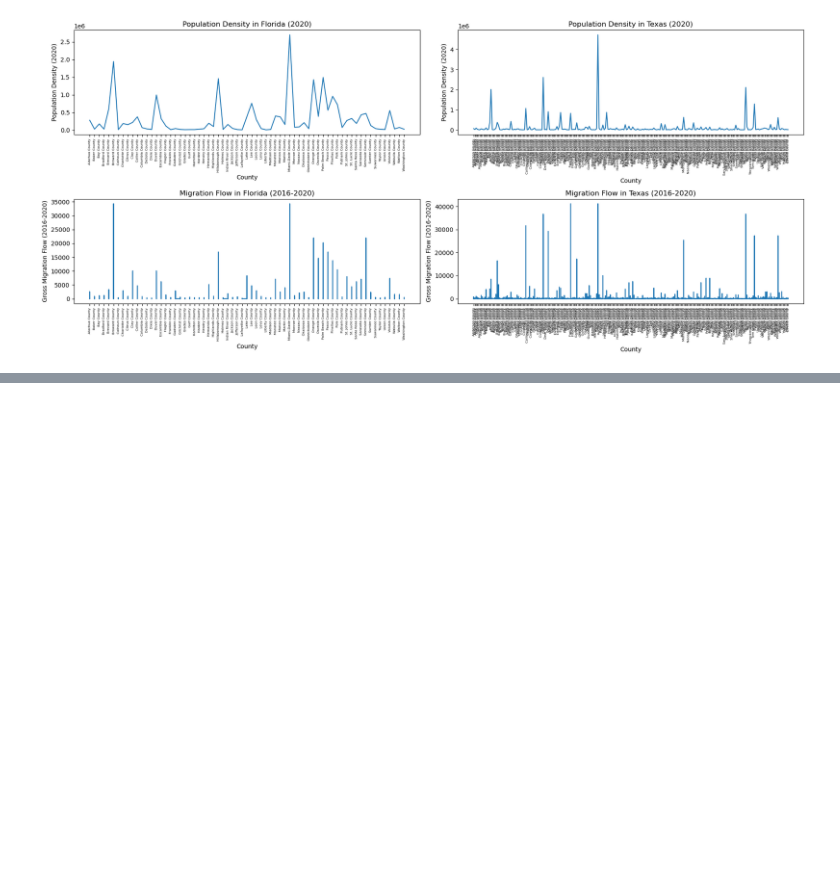
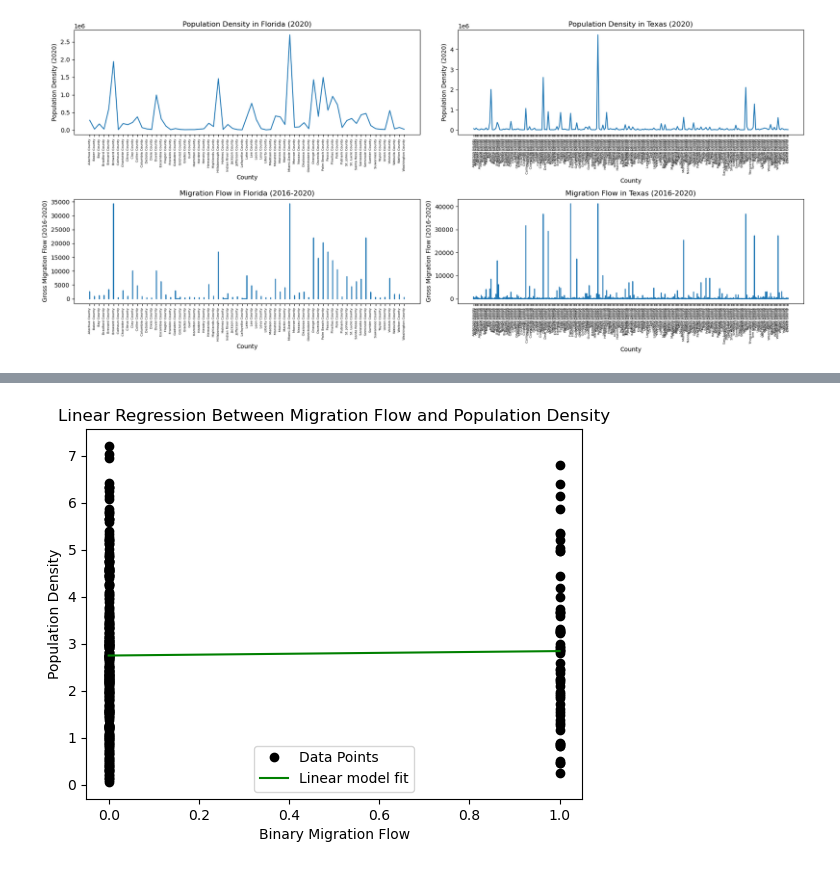
Before and after one commit to BeltranVV/Project1, a Jupyter notebook: Project.ipynb, the cells around one changed output, grey strips where cells are left out. Saved outputs shown, nothing was run; the diff lists cells and outputs as text; code cells hidden in the pictures; blank space fills up the shorter version.

```diff
--- a/Project.ipynb
+++ b/Project.ipynb
@@ -81,0 +210,8 @@ sum_cases_by_county['population density'] = df_2['B01001_calc_PopDensity']
+# %%
+X_mig_flow = sum_cases_by_county['mig flow_binary']
+X_mig_flow = sm.add_constant(X_mig_flow)
+
+model_mig_flow = sm.OLS(y_m, X_mig_flow).fit()
+
+print("Linear Regression for 'mig flow_binary' vs 'roi'")
+print(model_mig_flow.summary())
@@ -81,0 +236,22 @@ sum_cases_by_county['population density'] = df_2['B01001_calc_PopDensity']
+# %%
+X_d = np.c_[np.ones(len(sum_cases_by_county)), sum_cases_by_county['mig flow_binary']]
+y_d = sum_cases_by_county['pd']
+
+X_d = sm.add_constant(X_d)
+model = sm.OLS(y_d, X_d).fit()
+INTERCEPT2, SLOPE2 = model.params[0], model.params[1]
+
+tempx2 = [0, 1]
+plotting_temp2 = [SLOPE2 * x + INTERCEPT2 for x in tempx2]
+
+plt.plot(sum_cases_by_county['mig flow_binary'], sum_cases_by_county['pd'], 'ko')
+plt.plot(tempx2, plotting_temp2, 'g-')
+
+plt.ylabel('Population Density')
+plt.xlabel('Binary Migration Flow')
+plt.title('Linear Regression Between Migration Flow and Population Density')
+plt.legend(['Data Points', 'Linear model fit'])
+
+plt.show()
+# %% [output]
+[figure, added]
```
Also changed, not shown: parts of 19 cells of this notebook.
